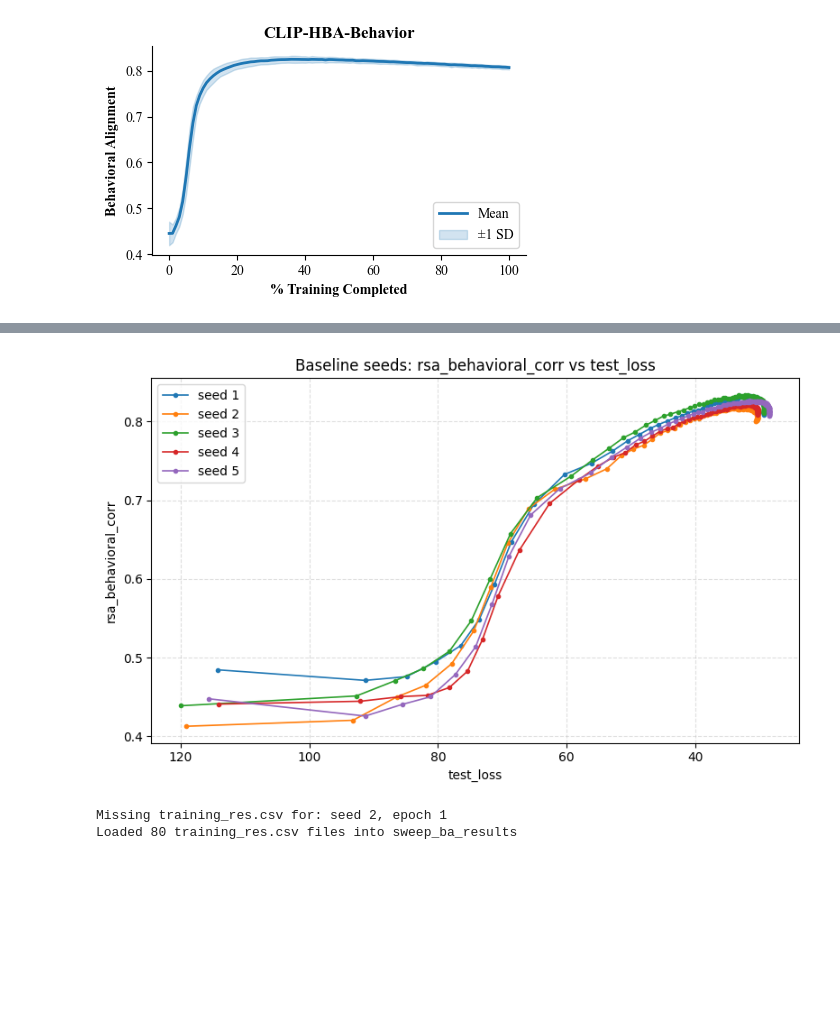
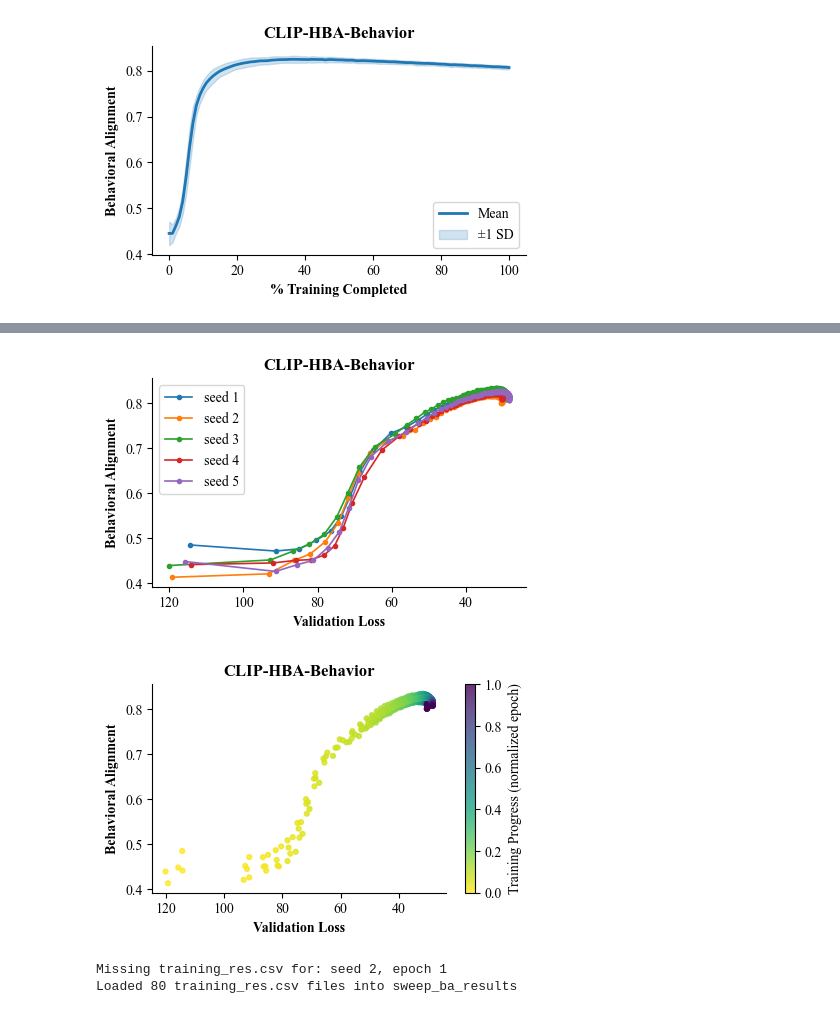
Before and after one commit to marrenj/cvpr_perturbations, a Jupyter notebook: notebooks/figures/all_figures.ipynb, the cells around one changed output, grey strips where cells are left out. Cells and saved outputs as stored; diff of their text form; code cells hidden in the pictures; blank space fills up the shorter version.

Commit message:
update figure notebook

```diff
--- a/notebooks/figures/all_figures.ipynb
+++ b/notebooks/figures/all_figures.ipynb
@@ -253,42 +259,108 @@ base = Path('/home/wallacelab/teba/multimodal_brain_inspired/marren/temporal_dyn
 
 val_loss_candidates = ['val_loss', 'validation_loss', 'test_loss', 'eval_loss']
 
-plt.figure(figsize=(8, 5))
+plt.figure(figsize=(4.5, 3))
 missing = []
 plotted_col = None
 
 for seed in range(1, 6):
     path = base / f'baseline_seed{seed}' / f'vit_l_14_rank32_perturb-type-none_init-seed{seed}behavioral-rsa-True' / 'training_res.csv'
     if not path.exists():
         missing.append(f'seed {seed} (file not found)')
         continue
     df = pd.read_csv(path)
 
     val_col = next((c for c in val_loss_candidates if c in df.columns), None)
     if val_col is None:
         missing.append(f'seed {seed} (no validation-loss column; columns={list(df.columns)})')
         continue
     if 'rsa_behavioral_corr' not in df.columns:
         missing.append(f'seed {seed} (no rsa_behavioral_corr column)')
         continue
     if plotted_col is None:
         plotted_col = val_col
 
     sub = df[[val_col, 'rsa_behavioral_corr', 'epoch']].dropna().sort_values('epoch')
     plt.plot(sub[val_col], sub['rsa_behavioral_corr'], marker='o', ms=3, lw=1.2, label=f'seed {seed}')
 
 if missing:
     print('Skipped runs:', '; '.join(missing))
 
-plt.xlabel(plotted_col if plotted_col else 'validation loss')
-plt.ylabel('rsa_behavioral_corr')
-plt.title(f'Baseline seeds: rsa_behavioral_corr vs {plotted_col or "validation loss"}')
+plt.xlabel('Validation Loss', fontweight='bold')
+plt.ylabel('Behavioral Alignment', fontweight='bold')
+plt.title(f'CLIP-HBA-Behavior', fontweight='bold')
 plt.gca().invert_xaxis()  # loss decreases through training; flip so training progresses left->right
+plt.gca().spines['top'].set_visible(False)
+plt.gca().spines['right'].set_visible(False)
 plt.legend()
-plt.grid(True, linestyle='--', alpha=0.4)
 plt.tight_layout()
 # %% [output]
-[figure, old version]
+[figure, new version]
+# %%
+import matplotlib.pyplot as plt
+import pandas as pd
+import numpy as np
+from pathlib import Path
+
+base = Path('/home/wallacelab/teba/multimodal_brain_inspired/marren/temporal_dynamics_of_human_alignment/test')
+val_loss_candidates = ['val_loss', 'validation_loss', 'test_loss', 'eval_loss']
+
+plt.figure(figsize=(4.5, 3))
+
+all_epochs = []
+
+# First pass: gather all epochs for normalization
+for seed in range(1, 6):
+    path = base / f'baseline_seed{seed}' / f'vit_l_14_rank32_perturb-type-none_init-seed{seed}behavioral-rsa-True' / 'training_res.csv'
+    if not path.exists():
+        continue
+    df = pd.read_csv(path)
+    if 'epoch' in df.columns:
+        all_epochs.extend(df['epoch'].dropna().values)
+
+epoch_min, epoch_max = min(all_epochs), max(all_epochs)
+
+# Second pass: plot
+for seed in range(1, 6):
+    path = base / f'baseline_seed{seed}' / f'vit_l_14_rank32_perturb-type-none_init-seed{seed}behavioral-rsa-True' / 'training_res.csv'
+    if not path.exists():
+        continue
+
+    df = pd.read_csv(path)
+    val_col = next((c for c in val_loss_candidates if c in df.columns), None)
+    if val_col is None or 'rsa_behavioral_corr' not in df.columns:
+        continue
+
+    sub = df[[val_col, 'rsa_behavioral_corr', 'epoch']].dropna()
+
+    # Normalize epoch to [0, 1] for consistent coloring
+    norm_epoch = (sub['epoch'] - epoch_min) / (epoch_max - epoch_min)
+
+    sc = plt.scatter(
+        sub[val_col],
+        sub['rsa_behavioral_corr'],
+        c=norm_epoch,
+        cmap='viridis_r',
+        s=12,
+        alpha=0.8
+    )
+
+# Colorbar = training time
+cbar = plt.colorbar(sc)
+cbar.set_label('Training Progress (normalized epoch)')
+
+plt.xlabel('Validation Loss', fontweight='bold')
+plt.ylabel('Behavioral Alignment', fontweight='bold')
+plt.title('CLIP-HBA-Behavior', fontweight='bold')
+
+plt.gca().invert_xaxis()
+plt.gca().spines['top'].set_visible(False)
+plt.gca().spines['right'].set_visible(False)
+
+plt.tight_layout()
+plt.show()
+# %% [output]
+[figure, added]
 # %%
 base = Path('/home/wallacelab/teba/multimodal_brain_inspired/marren/temporal_dynamics_of_human_alignment/test')
 
```
Also changed, not shown: parts of 1 cell of this notebook, 3 other files.
